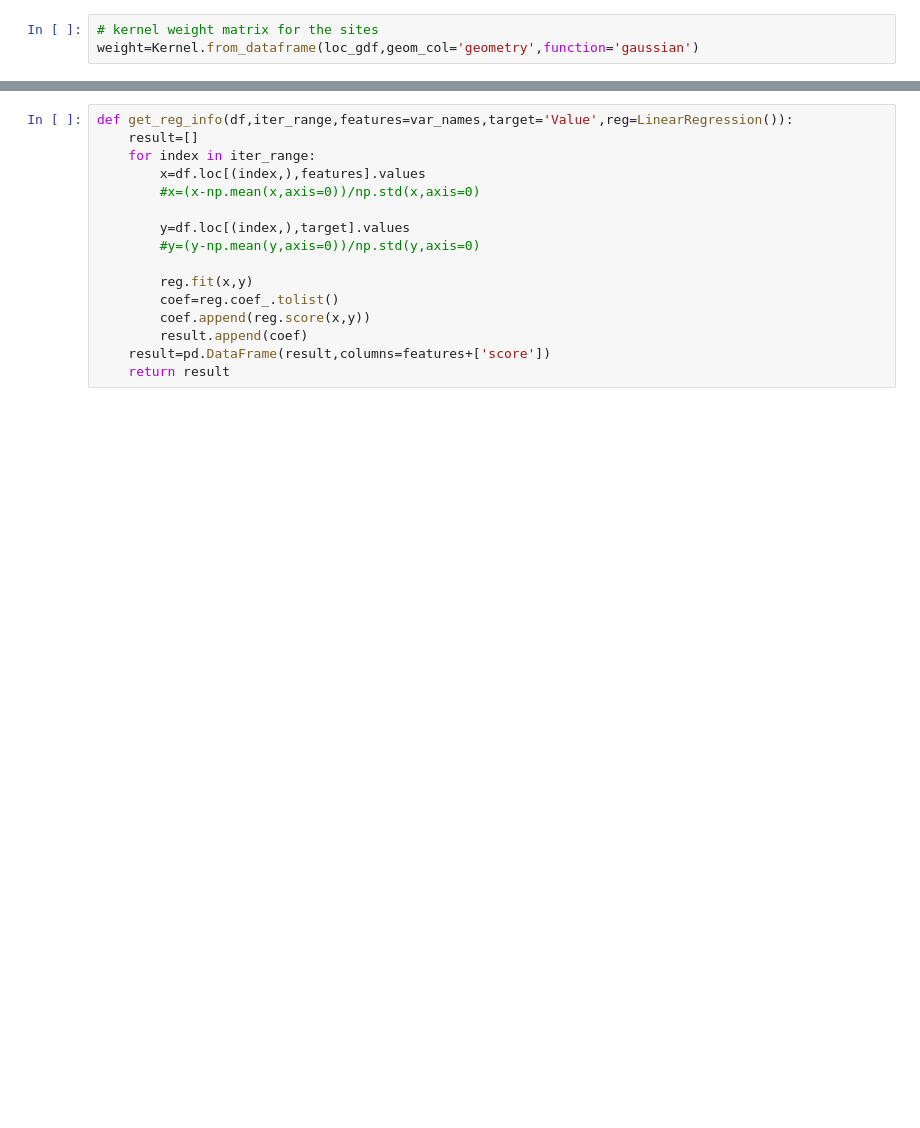
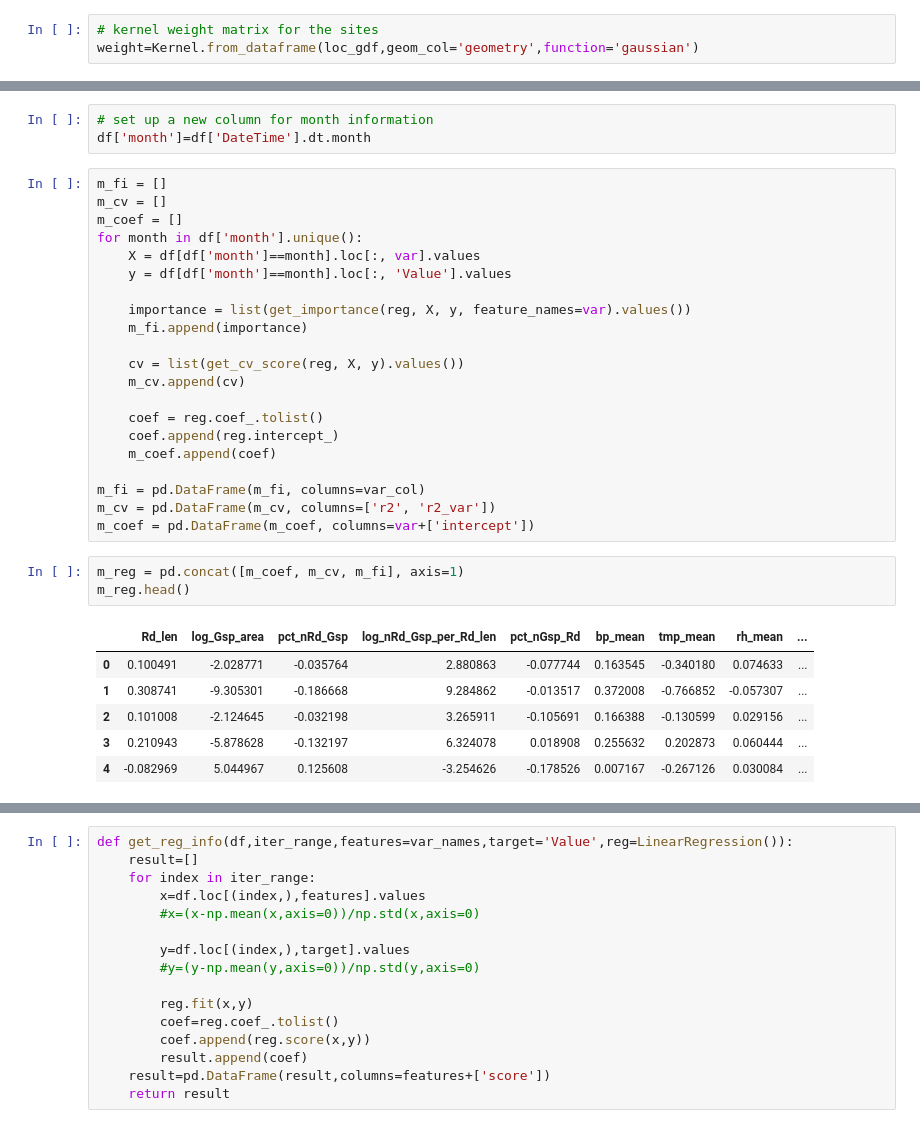
Before and after one commit to yulun-cd/IGS, a Jupyter notebook: DataAnalysis.ipynb, the cells around one changed output, grey strips where cells are left out. Cells and saved outputs as stored; diff of their text form; blank space fills up the shorter version.

```diff
--- a/DataAnalysis.ipynb
+++ b/DataAnalysis.ipynb
@@ -343,0 +338,34 @@ df.groupby('dayofmonth').mean()['Value'].plot()
+# %%
+# set up a new column for month information
+df['month']=df['DateTime'].dt.month
+# %%
+m_fi = []
+m_cv = []
+m_coef = []
+for month in df['month'].unique():
+    X = df[df['month']==month].loc[:, var].values
+    y = df[df['month']==month].loc[:, 'Value'].values
+
+    importance = list(get_importance(reg, X, y, feature_names=var).values())
+    m_fi.append(importance)
+
+    cv = list(get_cv_score(reg, X, y).values())
+    m_cv.append(cv)
+
+    coef = reg.coef_.tolist()
+    coef.append(reg.intercept_)
+    m_coef.append(coef)
+
+m_fi = pd.DataFrame(m_fi, columns=var_col)
+m_cv = pd.DataFrame(m_cv, columns=['r2', 'r2_var'])
+m_coef = pd.DataFrame(m_coef, columns=var+['intercept'])
+# %%
+m_reg = pd.concat([m_coef, m_cv, m_fi], axis=1)
+m_reg.head()
+# %% [output]
+|  | Rd_len | log_Gsp_area | pct_nRd_Gsp | log_nRd_Gsp_per_Rd_len | pct_nGsp_Rd | bp_mean | tmp_mean | rh_mean | ... |
+| 0 | 0.100491 | -2.028771 | -0.035764 | 2.880863 | -0.077744 | 0.163545 | -0.340180 | 0.074633 | ... |
+| 1 | 0.308741 | -9.305301 | -0.186668 | 9.284862 | -0.013517 | 0.372008 | -0.766852 | -0.057307 | ... |
+| 2 | 0.101008 | -2.124645 | -0.032198 | 3.265911 | -0.105691 | 0.166388 | -0.130599 | 0.029156 | ... |
+| 3 | 0.210943 | -5.878628 | -0.132197 | 6.324078 | 0.018908 | 0.255632 | 0.202873 | 0.060444 | ... |
+| 4 | -0.082969 | 5.044967 | 0.125608 | -3.254626 | -0.178526 | 0.007167 | -0.267126 | 0.030084 | ... |
```
Also changed, not shown: parts of 76 cells of this notebook.
